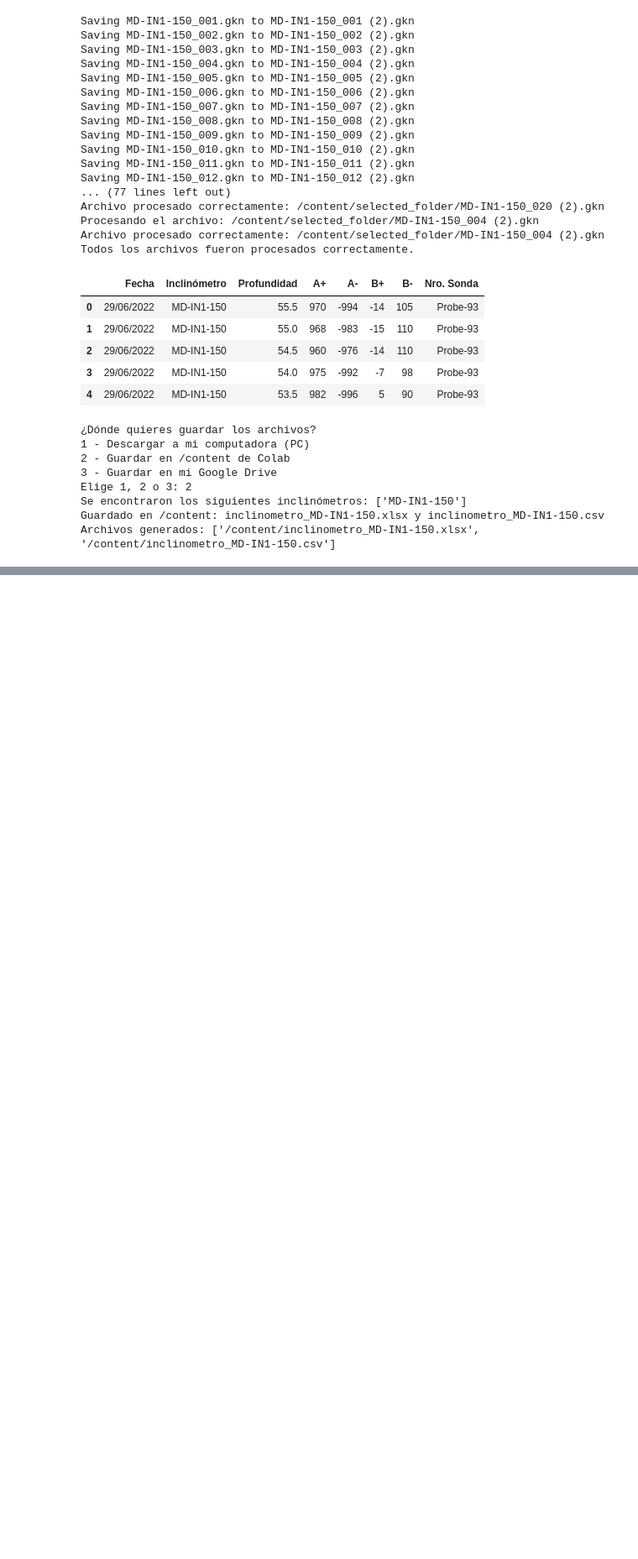
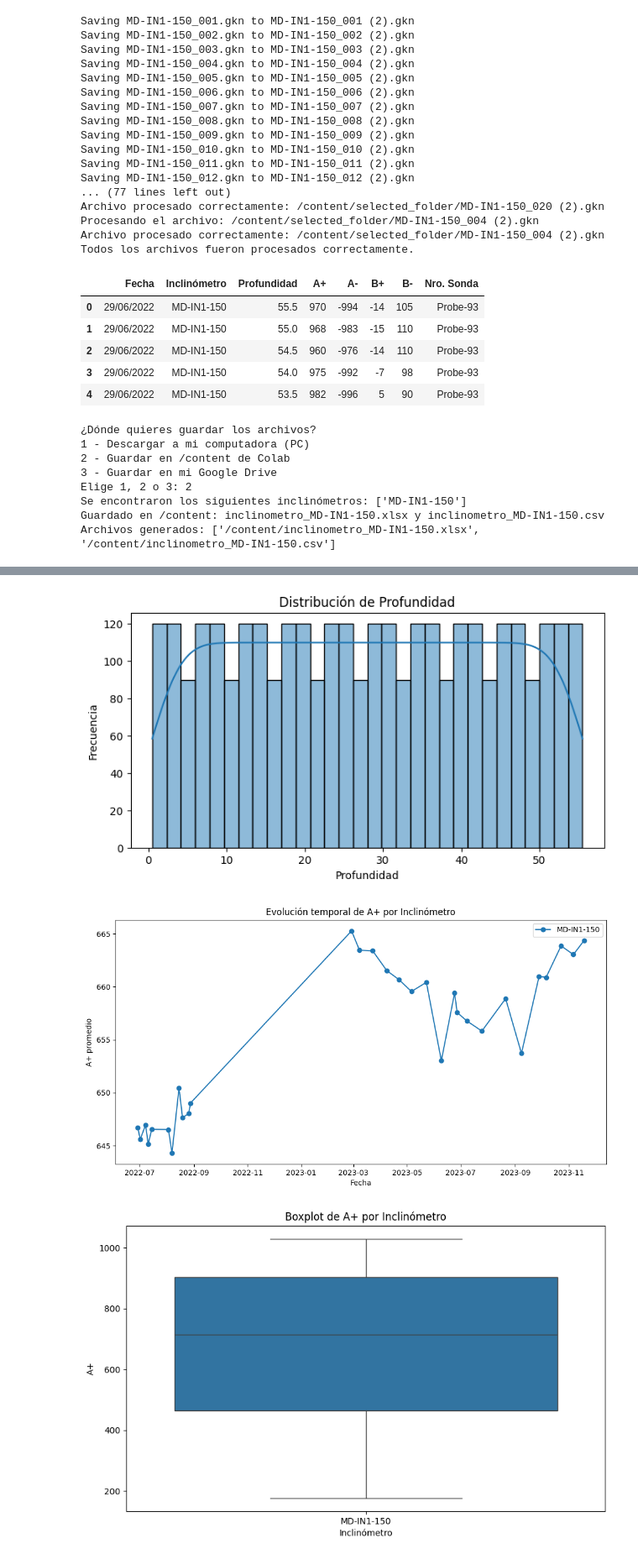
Before and after one commit to JorgeAccardi/auscultacion-presa, a Jupyter notebook: Aus_Inclinometro_GKN.ipynb, the cells around one changed output, grey strips where cells are left out. Shown: that part at 84% size. Saved outputs shown, nothing was run; the diff lists cells and outputs as text; code cells hidden in the pictures; blank space fills up the shorter version.

```diff
--- a/Aus_Inclinometro_GKN.ipynb
+++ b/Aus_Inclinometro_GKN.ipynb
@@ -215,0 +386,66 @@ Archivos generados: ['/content/inclinometro_MD-IN1-150.xlsx', '/content/inclinom
+# %%
+# PASO 5: Visualizaciones exploratorias del DataFrame de inclinómetros
+#
+# Esta celda genera gráficos para analizar visualmente el comportamiento de los datos.
+# Puedes agregar o modificar visualizaciones según tu necesidad.
+
+import matplotlib.pyplot as plt
+import seaborn as sns
+import pandas as pd
+
+# Asegura que la fecha sea tipo datetime
+df_gkn['Fecha'] = pd.to_datetime(df_gkn['Fecha'], errors='coerce')
+
+# 1. Distribución de profundidades medidas
+plt.figure(figsize=(8,4))
+sns.histplot(df_gkn['Profundidad'], bins=30, kde=True)
+plt.title('Distribución de Profundidad')
+plt.xlabel('Profundidad')
+plt.ylabel('Frecuencia')
+plt.show()
+
+# 2. Evolución temporal de A+ por inclinómetro
+plt.figure(figsize=(12,6))
+for nombre in df_gkn['Inclinómetro'].unique():
+    datos = df_gkn[df_gkn['Inclinómetro'] == nombre]
+    datos_agr = datos.groupby('Fecha')['A+'].mean().reset_index()
+    plt.plot(datos_agr['Fecha'], datos_agr['A+'], marker='o', label=str(nombre))
+plt.title('Evolución temporal de A+ por Inclinómetro')
+plt.xlabel('Fecha')
+plt.ylabel('A+ promedio')
+plt.legend()
+plt.show()
+
+# 3. Boxplot de lecturas para detectar outliers por sensor y canal
+plt.figure(figsize=(10,6))
+sns.boxplot(x='Inclinómetro', y='A+', data=df_gkn)
+plt.title('Boxplot de A+ por Inclinómetro')
+plt.show()
+
+plt.figure(figsize=(10,6))
+sns.boxplot(x='Inclinómetro', y='B+', data=df_gkn)
+plt.title('Boxplot de B+ por Inclinómetro')
+plt.show()
+
+# 4. Mapa de calor de correlación entre canales
+plt.figure(figsize=(8,6))
+sns.heatmap(df_gkn[['A+','A-','B+','B-']].corr(), annot=True, cmap='coolwarm')
+plt.title('Mapa de calor de correlación entre lecturas')
+plt.show()
+
+# 5. Lecturas en función de la profundidad para un inclinómetro seleccionado
+inclino = df_gkn['Inclinómetro'].unique()[0]
+df_filtro = df_gkn[df_gkn['Inclinómetro'] == inclino]
+plt.figure(figsize=(10,6))
+sns.scatterplot(x='Profundidad', y='A+', data=df_filtro, hue='Fecha', palette='viridis')
+plt.title(f'Lectura A+ vs Profundidad para {inclino}')
+plt.xlabel('Profundidad')
+plt.ylabel('A+')
+plt.legend(title='Fecha', bbox_to_anchor=(1.05, 1), loc='upper left')
+plt.show()
+
+# Puedes agregar más gráficos (tendencias, series de tiempo, etc.) según tus necesidades.
+# %% [output]
+[figure, added]
+[figure, added]
+[figure, added]
```
Also changed, not shown: parts of 3 cells of this notebook.
